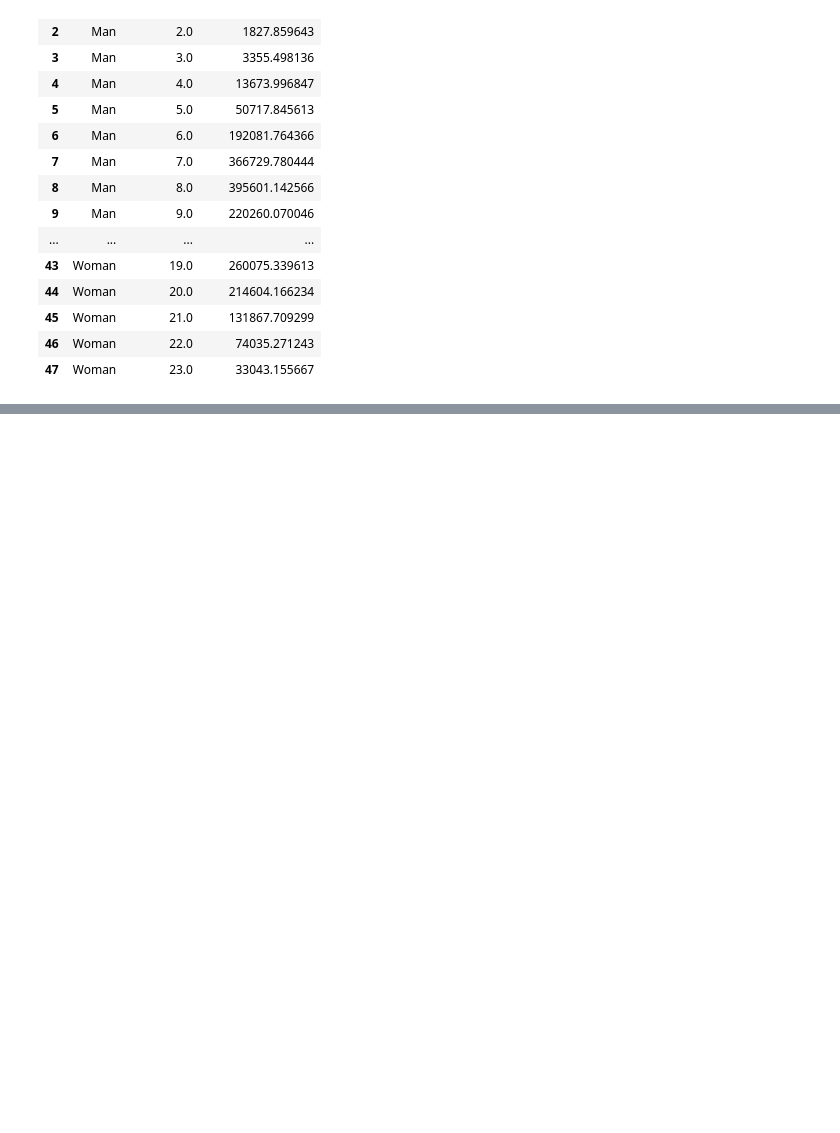
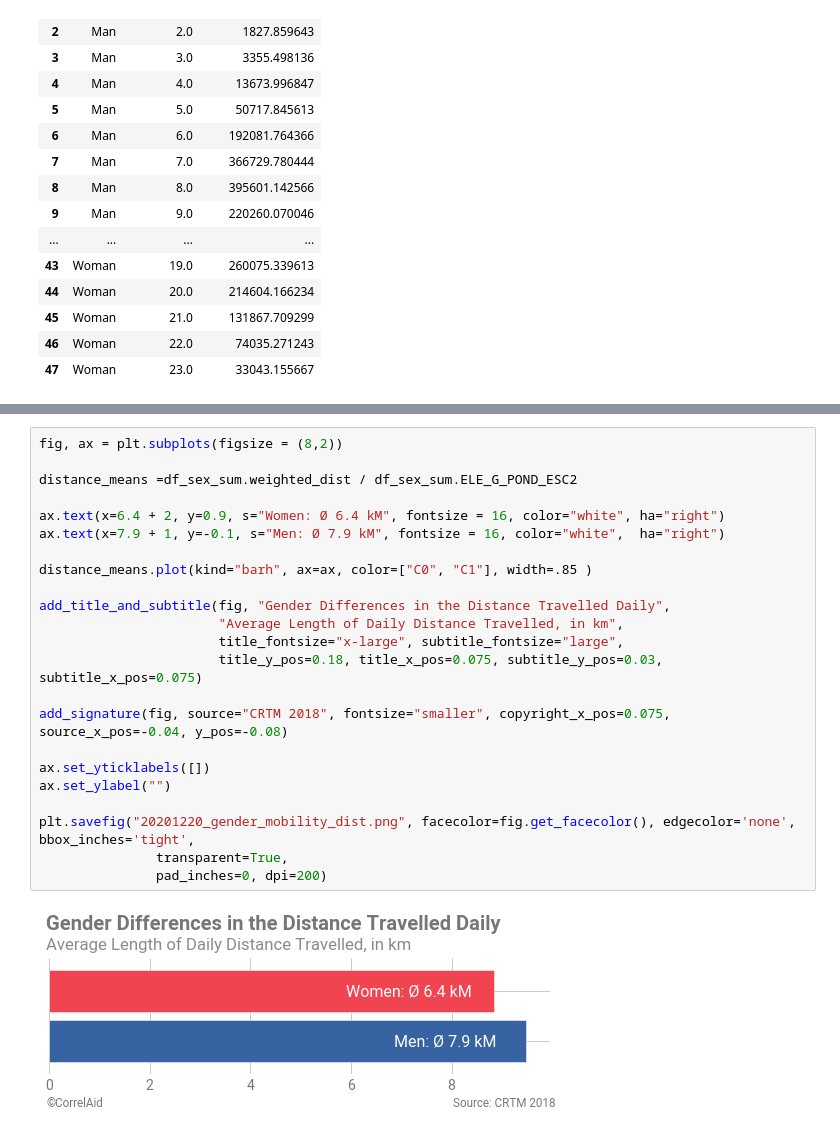
Before and after one commit to CorrelAid/gender-equality-and-mobility, a Jupyter notebook: notebooks/01_descriptive_analysis.ipynb, the cells around one changed output, grey strips where cells are left out. Cells and saved outputs as stored; diff of their text form; blank space fills up the shorter version.

```diff
--- a/notebooks/01_descriptive_analysis.ipynb
+++ b/notebooks/01_descriptive_analysis.ipynb
@@ -461,0 +541,25 @@ g
+# %%
+fig, ax = plt.subplots(figsize = (8,2))
+
+distance_means =df_sex_sum.weighted_dist / df_sex_sum.ELE_G_POND_ESC2
+
+ax.text(x=6.4 + 2, y=0.9, s="Women: Ø 6.4 kM", fontsize = 16, color="white", ha="right")
+ax.text(x=7.9 + 1, y=-0.1, s="Men: Ø 7.9 kM", fontsize = 16, color="white",  ha="right")
+
+distance_means.plot(kind="barh", ax=ax, color=["C0", "C1"], width=.85 )
+
+add_title_and_subtitle(fig, "Gender Differences in the Distance Travelled Daily",
+                       "Average Length of Daily Distance Travelled, in km",
+                       title_fontsize="x-large", subtitle_fontsize="large",
+                       title_y_pos=0.18, title_x_pos=0.075, subtitle_y_pos=0.03, subtitle_x_pos=0.075)
+
+add_signature(fig, source="CRTM 2018", fontsize="smaller", copyright_x_pos=0.075, source_x_pos=-0.04, y_pos=-0.08)
+
+ax.set_yticklabels([])
+ax.set_ylabel("")
+
+plt.savefig("20201220_gender_mobility_dist.png", facecolor=fig.get_facecolor(), edgecolor='none', bbox_inches='tight',
+               transparent=True,
+               pad_inches=0, dpi=200)
+# %% [output]
+[figure, added]
```
Also changed, not shown: parts of 24 cells of this notebook, 1 other file.
